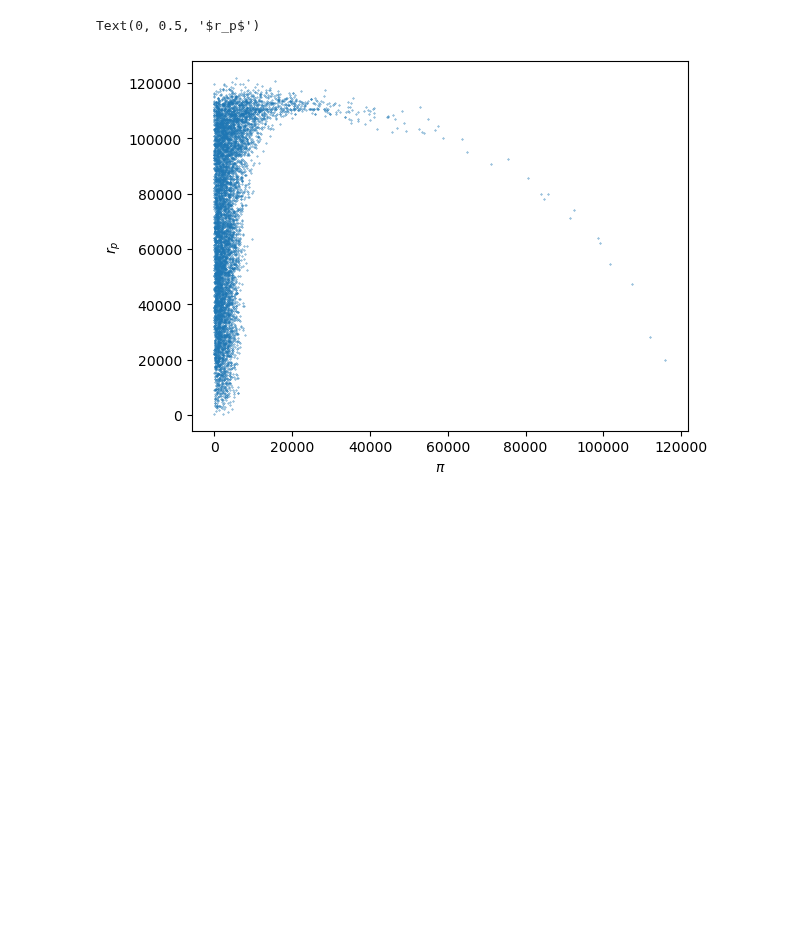
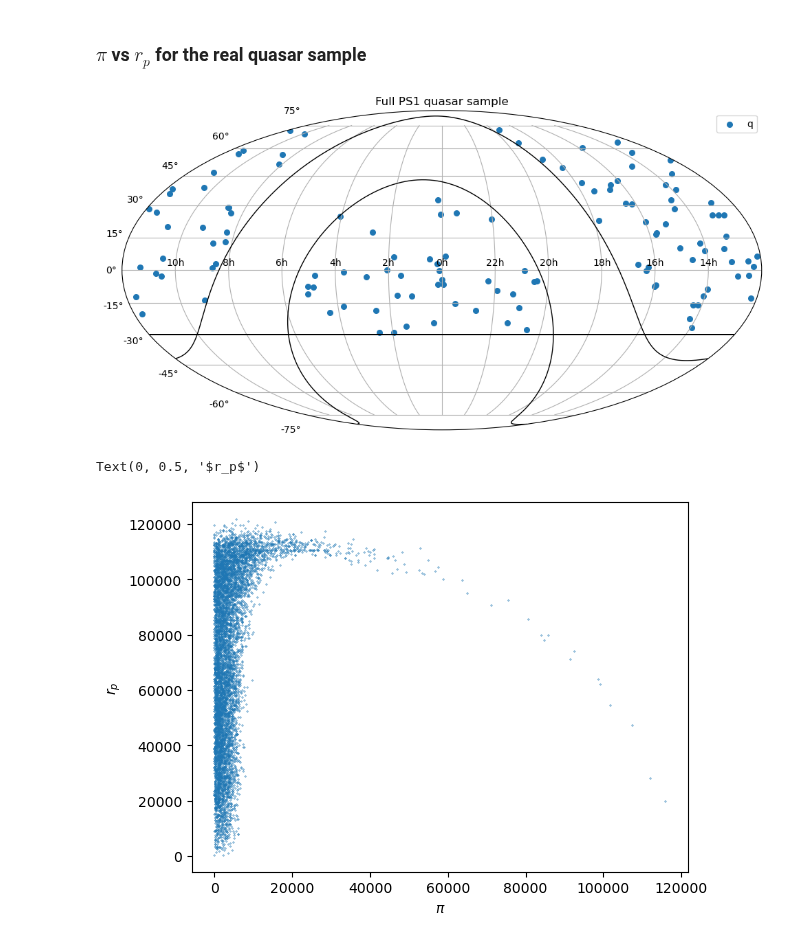
Before and after one commit to VibinRam/DP2, a Jupyter notebook: Codes/Clustering_analysis/Clustering_finder.ipynb, the cells around one changed output. Cells and saved outputs as stored; diff of their text form; code cells hidden in the pictures; blank space fills up the shorter version.

```diff
--- a/Codes/Clustering_analysis/Clustering_finder.ipynb
+++ b/Codes/Clustering_analysis/Clustering_finder.ipynb
@@ -62 +129,7 @@ len(pi_array)
+# %% [markdown]
+### $\pi$ vs $r_p$ for the real quasar sample
+# %%
+plot_sky_map_ps1(ra_col_schind_23, dec_col_schind_23,labels = 'quasars', title="Full PS1 quasar sample")
+# %% [output]
+[figure, added]
 # %%
```
Also changed, not shown: parts of 23 cells of this notebook, 4 other files.
